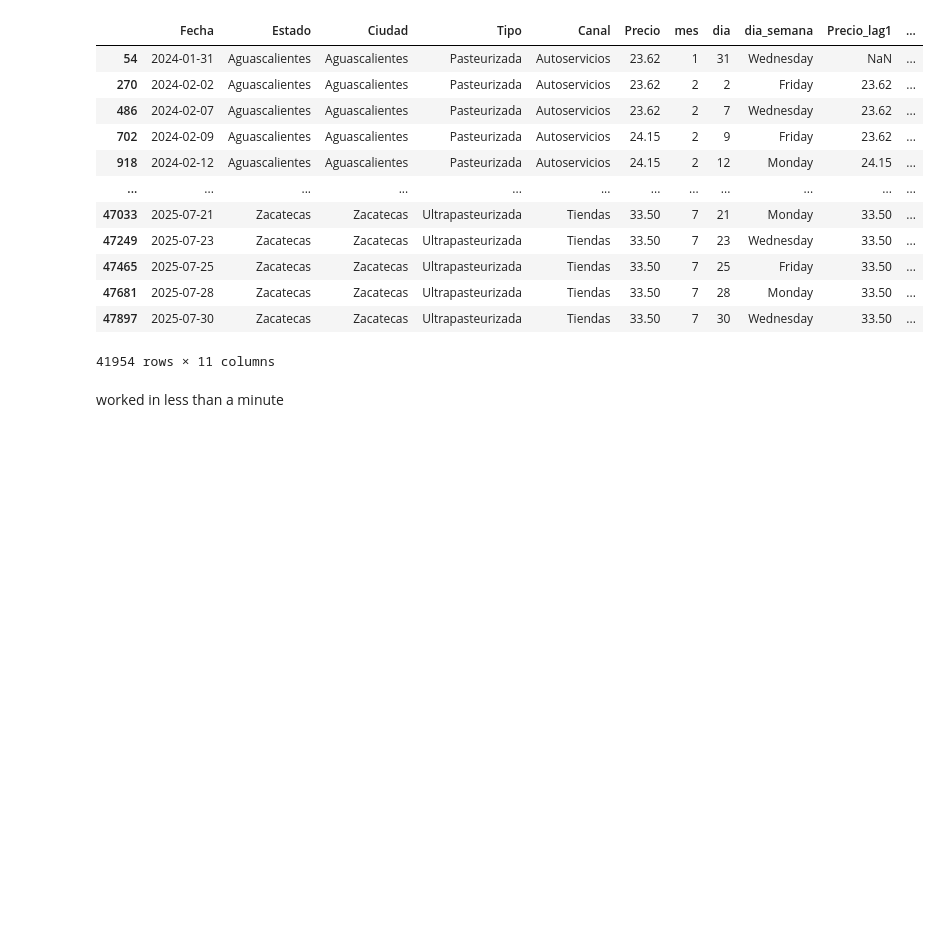
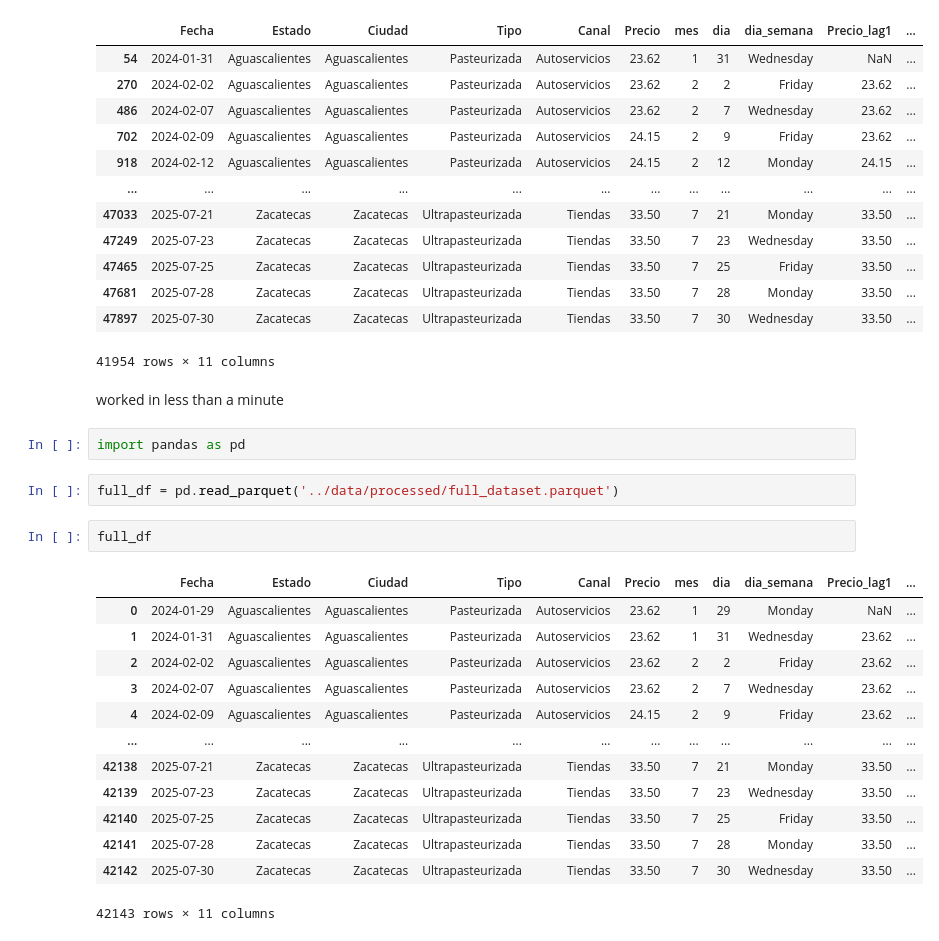
Before and after one commit to Maxkaizo/milk_price_prediction, a Jupyter notebook: lab/full_train_consolidation.ipynb, the cells around one changed output. Saved outputs shown, nothing was run; the diff lists cells and outputs as text; blank space fills up the shorter version.

Commit message:
validated the full_dataset creation on prefect 	modified:   lab/full_train_consolidation.ipynb 	new file:   orchestration/flows/test_full_data_creation.py

```diff
--- a/lab/full_train_consolidation.ipynb
+++ b/lab/full_train_consolidation.ipynb
@@ -250,3 +250,23 @@ prepare_full_dataset_s3_optimized()
 41954 rows × 11 columns
 # %% [markdown]
 worked in less than a minute
+# %%
+import pandas as pd
+# %%
+full_df = pd.read_parquet('../data/processed/full_dataset.parquet')
+# %%
+full_df
+# %% [output]
+|  | Fecha | Estado | Ciudad | Tipo | Canal | Precio | mes | dia | dia_semana | Precio_lag1 | ... |
+| 0 | 2024-01-29 | Aguascalientes | Aguascalientes | Pasteurizada | Autoservicios | 23.62 | 1 | 29 | Monday | NaN | ... |
+| 1 | 2024-01-31 | Aguascalientes | Aguascalientes | Pasteurizada | Autoservicios | 23.62 | 1 | 31 | Wednesday | 23.62 | ... |
+| 2 | 2024-02-02 | Aguascalientes | Aguascalientes | Pasteurizada | Autoservicios | 23.62 | 2 | 2 | Friday | 23.62 | ... |
+| 3 | 2024-02-07 | Aguascalientes | Aguascalientes | Pasteurizada | Autoservicios | 23.62 | 2 | 7 | Wednesday | 23.62 | ... |
+| 4 | 2024-02-09 | Aguascalientes | Aguascalientes | Pasteurizada | Autoservicios | 24.15 | 2 | 9 | Friday | 23.62 | ... |
+| ... | ... | ... | ... | ... | ... | ... | ... | ... | ... | ... | ... |
+| 42138 | 2025-07-21 | Zacatecas | Zacatecas | Ultrapasteurizada | Tiendas | 33.50 | 7 | 21 | Monday | 33.50 | ... |
+| 42139 | 2025-07-23 | Zacatecas | Zacatecas | Ultrapasteurizada | Tiendas | 33.50 | 7 | 23 | Wednesday | 33.50 | ... |
+| 42140 | 2025-07-25 | Zacatecas | Zacatecas | Ultrapasteurizada | Tiendas | 33.50 | 7 | 25 | Friday | 33.50 | ... |
+| 42141 | 2025-07-28 | Zacatecas | Zacatecas | Ultrapasteurizada | Tiendas | 33.50 | 7 | 28 | Monday | 33.50 | ... |
+| 42142 | 2025-07-30 | Zacatecas | Zacatecas | Ultrapasteurizada | Tiendas | 33.50 | 7 | 30 | Wednesday | 33.50 | ... |
+42143 rows × 11 columns
```
Also changed, not shown: 1 other file.
